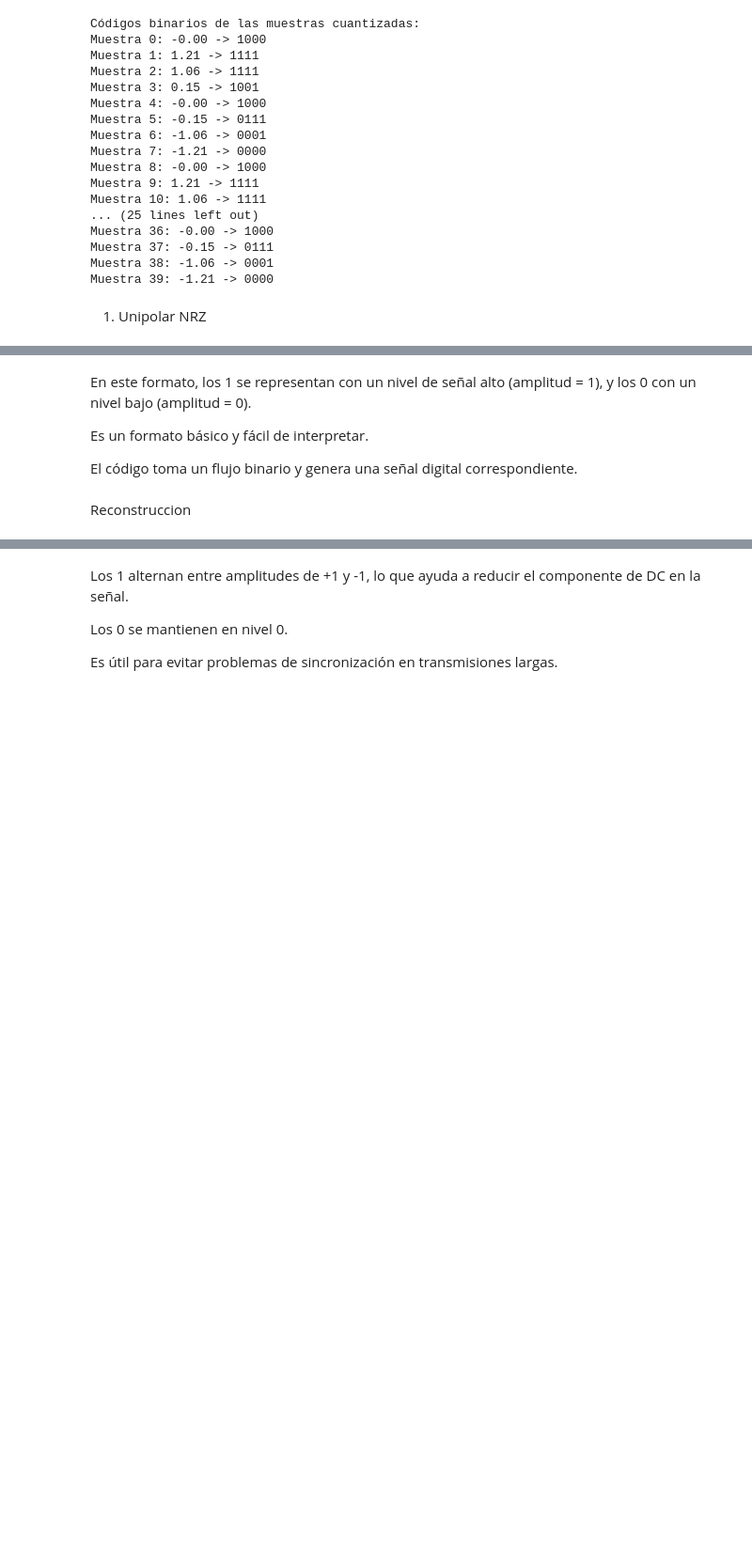
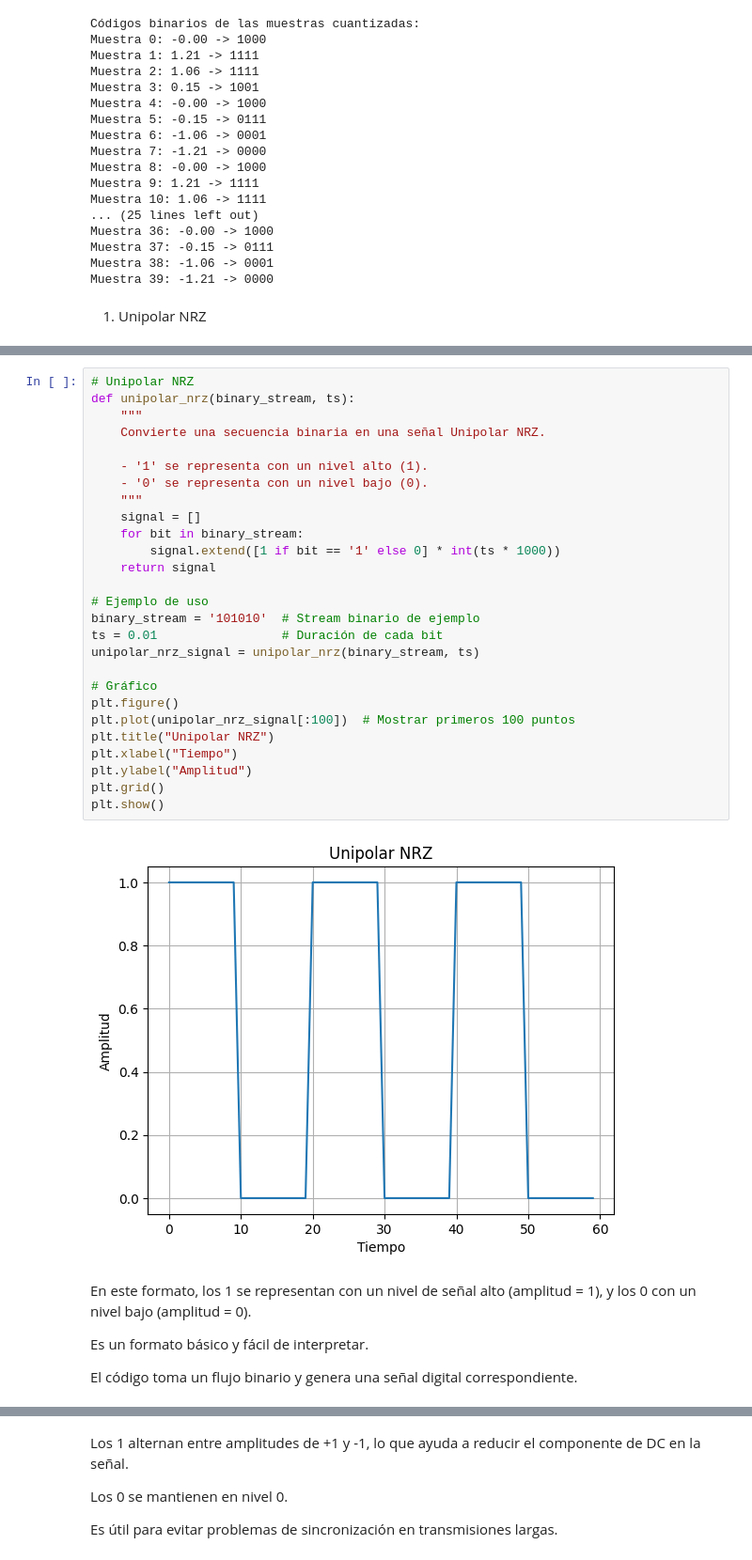
Before and after one commit to johnrua17/I.B-Lab, a Jupyter notebook: I_B_Lab.ipynb, the cells around one changed output, grey strips where cells are left out. Shown: that part at 94% size. Saved outputs shown, nothing was run; the diff lists cells and outputs as text; blank space fills up the shorter version.

```diff
--- a/I_B_Lab.ipynb
+++ b/I_B_Lab.ipynb
@@ -206,3 +141,32 @@ plt.show()
+# %%
+# Unipolar NRZ
+def unipolar_nrz(binary_stream, ts):
+    """
+    Convierte una secuencia binaria en una señal Unipolar NRZ.
+
+    - '1' se representa con un nivel alto (1).
+    - '0' se representa con un nivel bajo (0).
+    """
+    signal = []
+    for bit in binary_stream:
+        signal.extend([1 if bit == '1' else 0] * int(ts * 1000))
+    return signal
+
+# Ejemplo de uso
+binary_stream = '101010'  # Stream binario de ejemplo
+ts = 0.01                 # Duración de cada bit
+unipolar_nrz_signal = unipolar_nrz(binary_stream, ts)
+
+# Gráfico
+plt.figure()
+plt.plot(unipolar_nrz_signal[:100])  # Mostrar primeros 100 puntos
+plt.title("Unipolar NRZ")
+plt.xlabel("Tiempo")
+plt.ylabel("Amplitud")
+plt.grid()
+plt.show()
+# %% [output]
+[figure, added]
 # %% [markdown]
 
 
@@ -211,5 +175,3 @@ En este formato, los 1 se representan con un nivel de señal alto (amplitud = 1)
 Es un formato básico y fácil de interpretar.
 
 El código toma un flujo binario y genera una señal digital correspondiente.
-# %% [markdown]
-Reconstruccion
```
Also changed, not shown: parts of 21 cells of this notebook.
